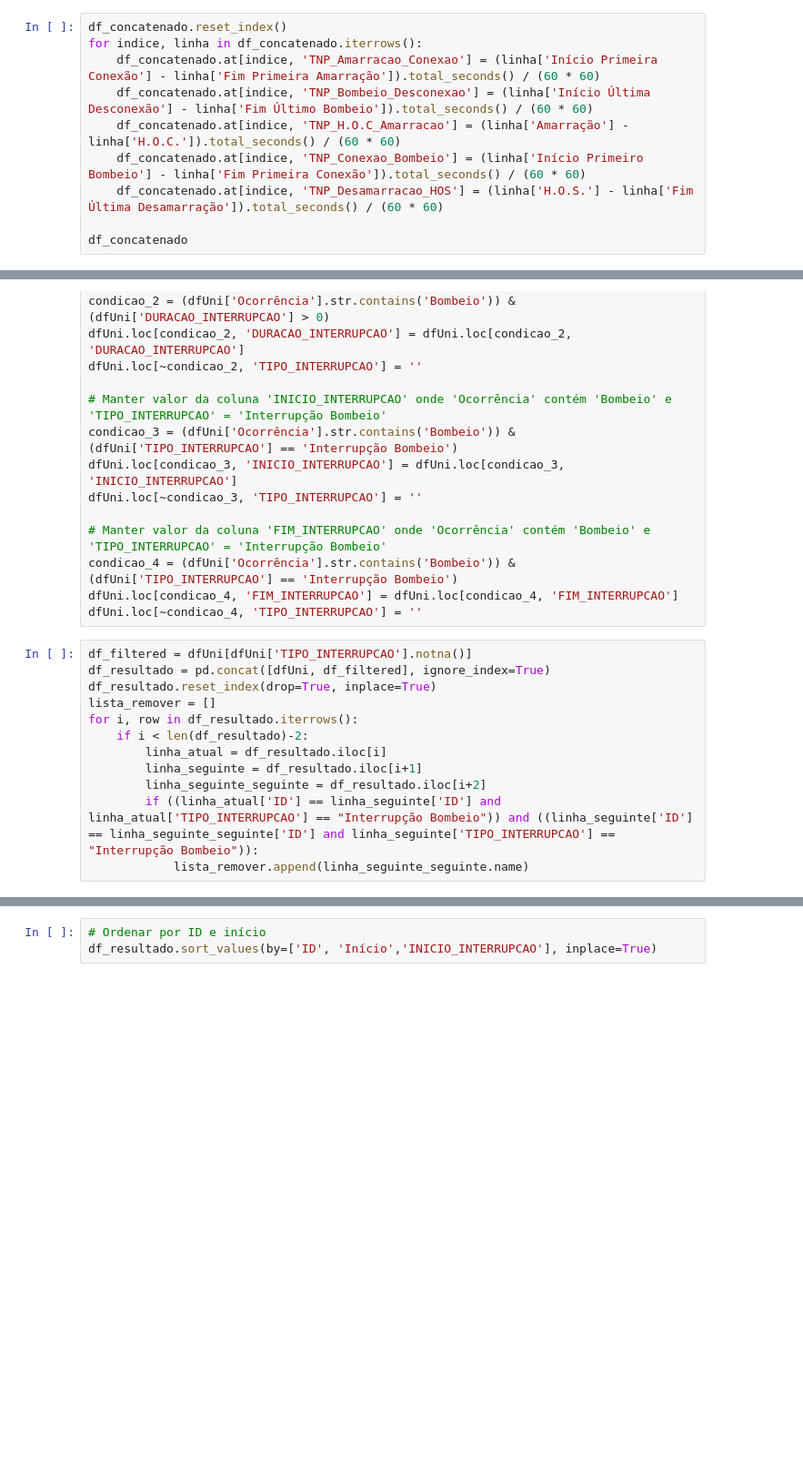
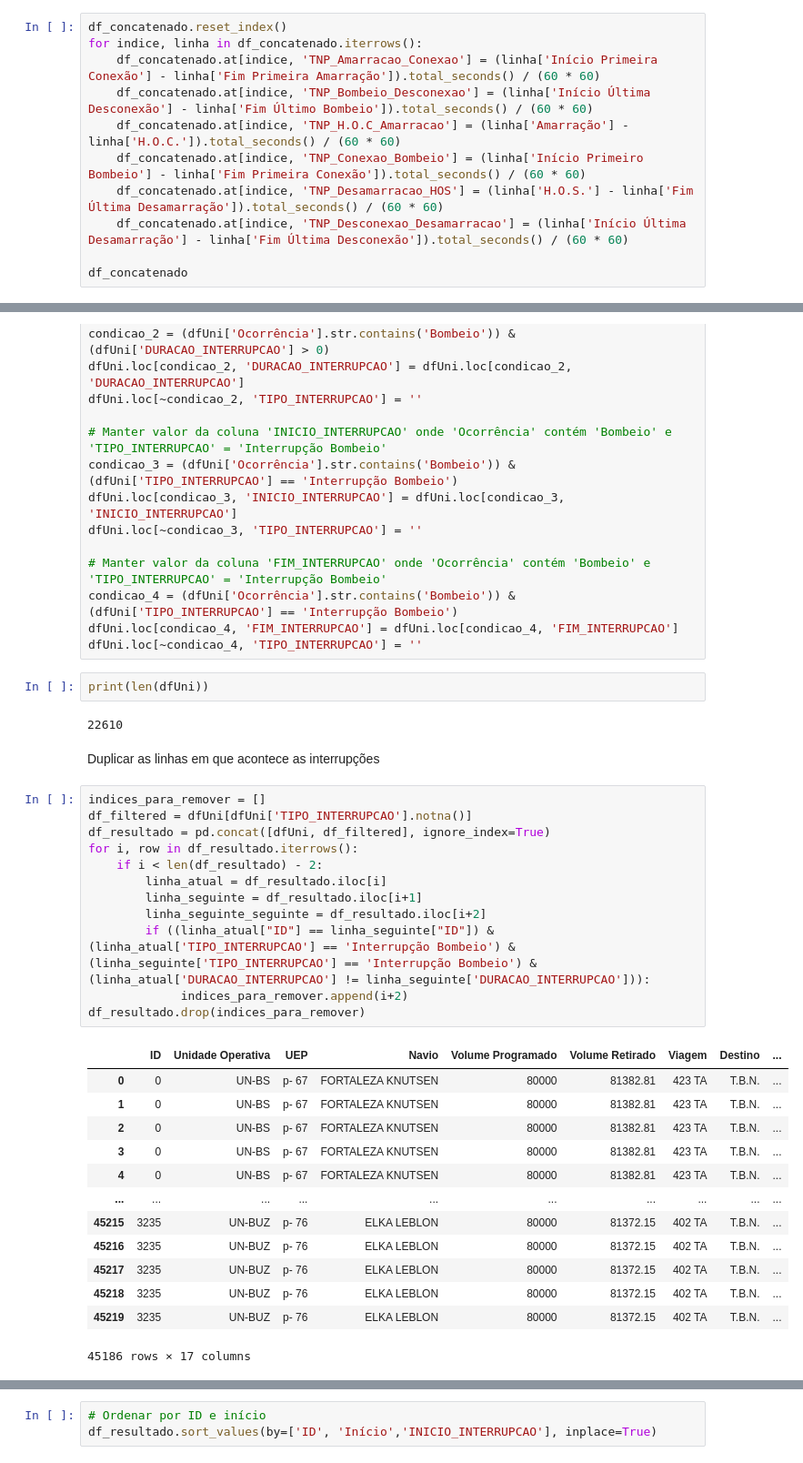
Before and after one commit to gabriellaserra/Process-mining-novo, a Jupyter notebook: Notebooks/Tratamento_Completo.ipynb, the cells around one changed output, grey strips where cells are left out. Shown at 91% size. Saved outputs shown, nothing was run; the diff lists cells and outputs as text; blank space fills up the shorter version.

```diff
--- a/Notebooks/Tratamento_Completo.ipynb
+++ b/Notebooks/Tratamento_Completo.ipynb
@@ -48,6 +100,7 @@ for indice, linha in df_concatenado.iterrows():
     df_concatenado.at[indice, 'TNP_H.O.C_Amarracao'] = (linha['Amarração'] - linha['H.O.C.']).total_seconds() / (60 * 60)
     df_concatenado.at[indice, 'TNP_Conexao_Bombeio'] = (linha['Início Primeiro Bombeio'] - linha['Fim Primeira Conexão']).total_seconds() / (60 * 60)
     df_concatenado.at[indice, 'TNP_Desamarracao_HOS'] = (linha['H.O.S.'] - linha['Fim Última Desamarração']).total_seconds() / (60 * 60)
+    df_concatenado.at[indice, 'TNP_Desconexao_Desamarracao'] = (linha['Início Última Desamarração'] - linha['Fim Última Desconexão']).total_seconds() / (60 * 60)
 
 df_concatenado
 # %% [output]
@@ -371,15 +292,35 @@ dfUni.loc[~condicao_3, 'TIPO_INTERRUPCAO'] = ''
 condicao_4 = (dfUni['Ocorrência'].str.contains('Bombeio')) & (dfUni['TIPO_INTERRUPCAO'] == 'Interrupção Bombeio')
 dfUni.loc[condicao_4, 'FIM_INTERRUPCAO'] = dfUni.loc[condicao_4, 'FIM_INTERRUPCAO']
 dfUni.loc[~condicao_4, 'TIPO_INTERRUPCAO'] = ''
+# %%
+print(len(dfUni))
+# %% [output]
+22610
+# %% [markdown]
+Duplicar as linhas em que acontece as interrupções
 # %%
+indices_para_remover = []
 df_filtered = dfUni[dfUni['TIPO_INTERRUPCAO'].notna()]
 df_resultado = pd.concat([dfUni, df_filtered], ignore_index=True)
-df_resultado.reset_index(drop=True, inplace=True)
-lista_remover = []
 for i, row in df_resultado.iterrows():
-    if i < len(df_resultado)-2:
+    if i < len(df_resultado) - 2:
         linha_atual = df_resultado.iloc[i]
         linha_seguinte = df_resultado.iloc[i+1]
         linha_seguinte_seguinte = df_resultado.iloc[i+2]
-        if ((linha_atual['ID'] == linha_seguinte['ID'] and linha_atual['TIPO_INTERRUPCAO'] == "Interrupção Bombeio")) and ((linha_seguinte['ID'] == linha_seguinte_seguinte['ID'] and linha_seguinte['TIPO_INTERRUPCAO'] == "Interrupção Bombeio")):
-            lista_remover.append(linha_seguinte_seguinte.name)
+        if ((linha_atual["ID"] == linha_seguinte["ID"]) & (linha_atual['TIPO_INTERRUPCAO'] == 'Interrupção Bombeio') & (linha_seguinte['TIPO_INTERRUPCAO'] == 'Interrupção Bombeio') & (linha_atual['DURACAO_INTERRUPCAO'] != linha_seguinte['DURACAO_INTERRUPCAO'])):
+             indices_para_remover.append(i+2)
+df_resultado.drop(indices_para_remover)
+# %% [output]
+|  | ID | Unidade Operativa | UEP | Navio | Volume Programado | Volume Retirado | Viagem | Destino | ... |
+| 0 | 0 | UN-BS | p- 67 | FORTALEZA KNUTSEN | 80000 | 81382.81 | 423 TA | T.B.N. | ... |
+| 1 | 0 | UN-BS | p- 67 | FORTALEZA KNUTSEN | 80000 | 81382.81 | 423 TA | T.B.N. | ... |
+| 2 | 0 | UN-BS | p- 67 | FORTALEZA KNUTSEN | 80000 | 81382.81 | 423 TA | T.B.N. | ... |
+| 3 | 0 | UN-BS | p- 67 | FORTALEZA KNUTSEN | 80000 | 81382.81 | 423 TA | T.B.N. | ... |
+| 4 | 0 | UN-BS | p- 67 | FORTALEZA KNUTSEN | 80000 | 81382.81 | 423 TA | T.B.N. | ... |
+| ... | ... | ... | ... | ... | ... | ... | ... | ... | ... |
+| 45215 | 3235 | UN-BUZ | p- 76 | ELKA LEBLON | 80000 | 81372.15 | 402 TA | T.B.N. | ... |
+| 45216 | 3235 | UN-BUZ | p- 76 | ELKA LEBLON | 80000 | 81372.15 | 402 TA | T.B.N. | ... |
+| 45217 | 3235 | UN-BUZ | p- 76 | ELKA LEBLON | 80000 | 81372.15 | 402 TA | T.B.N. | ... |
+| 45218 | 3235 | UN-BUZ | p- 76 | ELKA LEBLON | 80000 | 81372.15 | 402 TA | T.B.N. | ... |
+| 45219 | 3235 | UN-BUZ | p- 76 | ELKA LEBLON | 80000 | 81372.15 | 402 TA | T.B.N. | ... |
+45186 rows × 17 columns
```
Also changed, not shown: parts of 66 cells of this notebook, 1 other file.
